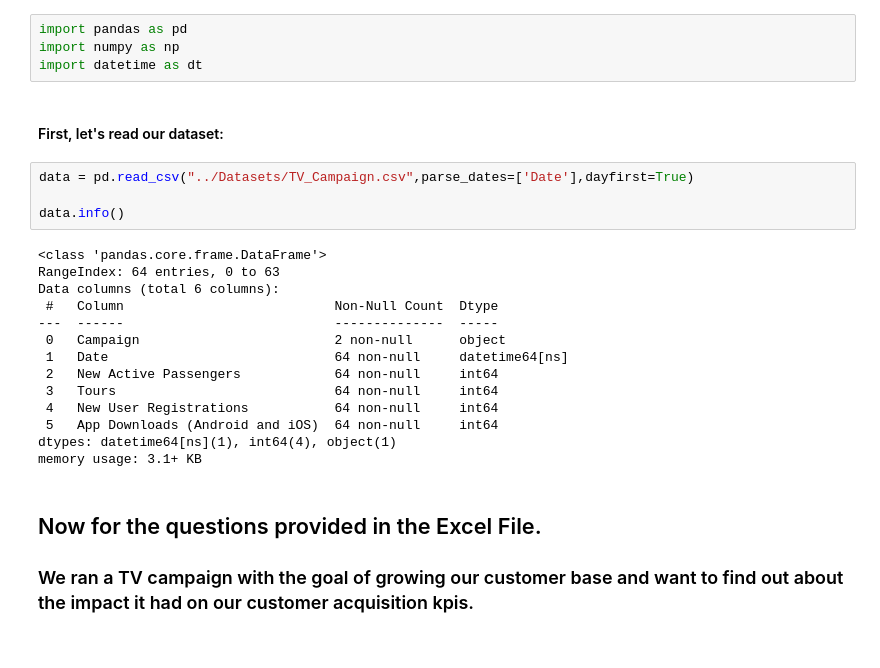
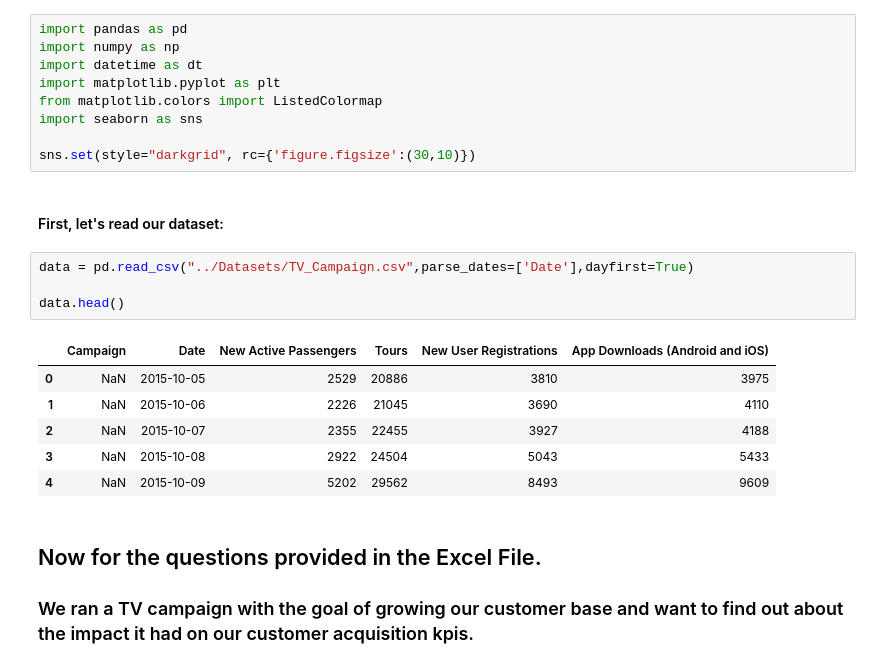
Before and after one commit to varrett/FN_Assesstment, a Jupyter notebook: Analysis/tv_campaign_analysis.ipynb, the cells around one changed output. Drawn from its saved outputs; the diff is of its cells as text.

```diff
--- a/Analysis/tv_campaign_analysis.ipynb
+++ b/Analysis/tv_campaign_analysis.ipynb
@@ -2,26 +2,24 @@
 import pandas as pd
 import numpy as np
 import datetime as dt
+import matplotlib.pyplot as plt
+from matplotlib.colors import ListedColormap
+import seaborn as sns
+
+sns.set(style="darkgrid", rc={'figure.figsize':(30,10)})
 # %% [markdown]
 #### First, let's read our dataset:
 # %%
 data = pd.read_csv("../Datasets/TV_Campaign.csv",parse_dates=['Date'],dayfirst=True)
 
-data.info()
+data.head()
 # %% [output]
-<class 'pandas.core.frame.DataFrame'>
-RangeIndex: 64 entries, 0 to 63
-Data columns (total 6 columns):
- #   Column                           Non-Null Count  Dtype
----  ------                           --------------  -----
- 0   Campaign                         2 non-null      object
- 1   Date                             64 non-null     datetime64[ns]
- 2   New Active Passengers            64 non-null     int64
- 3   Tours                            64 non-null     int64
- 4   New User Registrations           64 non-null     int64
- 5   App Downloads (Android and iOS)  64 non-null     int64
-dtypes: datetime64[ns](1), int64(4), object(1)
-memory usage: 3.1+ KB
+|  | Campaign | Date | New Active Passengers | Tours | New User Registrations | App Downloads (Android and iOS) |
+| 0 | NaN | 2015-10-05 | 2529 | 20886 | 3810 | 3975 |
+| 1 | NaN | 2015-10-06 | 2226 | 21045 | 3690 | 4110 |
+| 2 | NaN | 2015-10-07 | 2355 | 22455 | 3927 | 4188 |
+| 3 | NaN | 2015-10-08 | 2922 | 24504 | 5043 | 5433 |
+| 4 | NaN | 2015-10-09 | 5202 | 29562 | 8493 | 9609 |
 # %% [markdown]
 ## Now for the questions provided in the Excel File.
 
```
Also changed, not shown: parts of 5 cells of this notebook, 1 other file.
